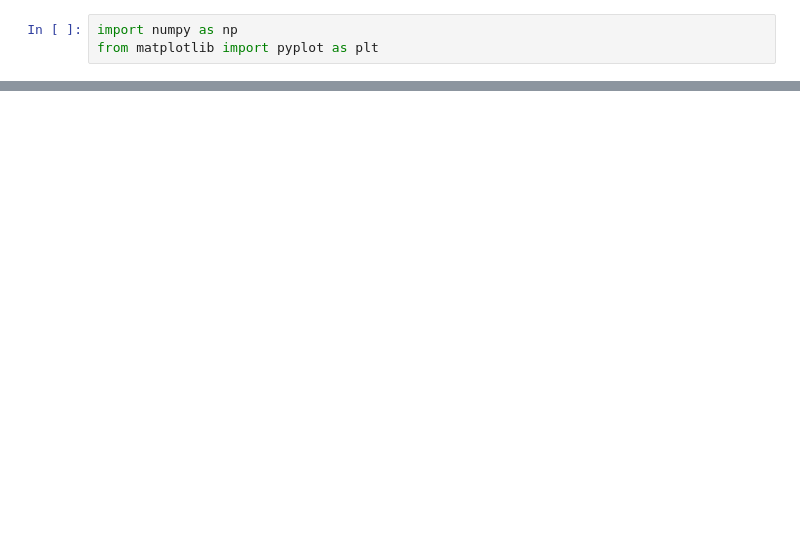
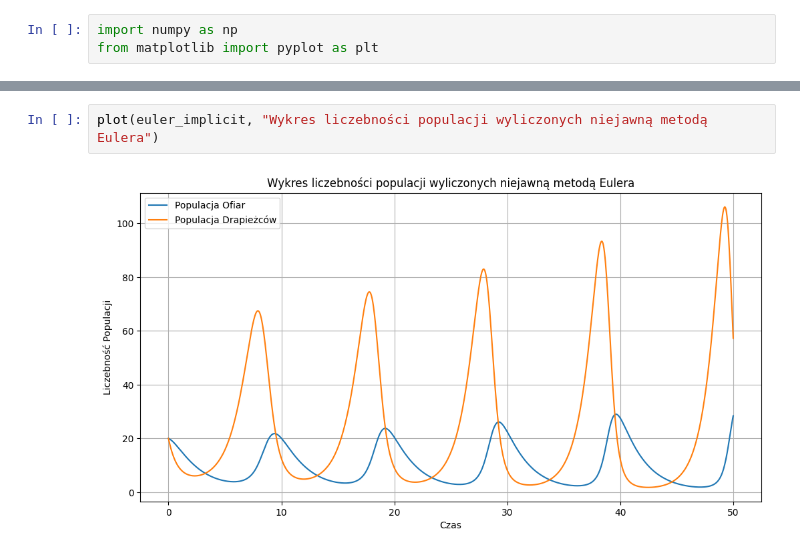
Before and after one commit to lythx/MOWNIT, a Jupyter notebook: lab10/zad.ipynb, the cells around one changed output, grey strips where cells are left out. Drawn from its saved outputs; the diff is of its cells as text; blank space fills up the shorter version.

```diff
--- a/lab10/zad.ipynb
+++ b/lab10/zad.ipynb
@@ -87,0 +93,4 @@ plt.show()
+# %%
+plot(euler_implicit, "Wykres liczebności populacji wyliczonych niejawną metodą Eulera")
+# %% [output]
+[figure, added]
```
Also changed, not shown: parts of 8 cells of this notebook, 1 other file.
